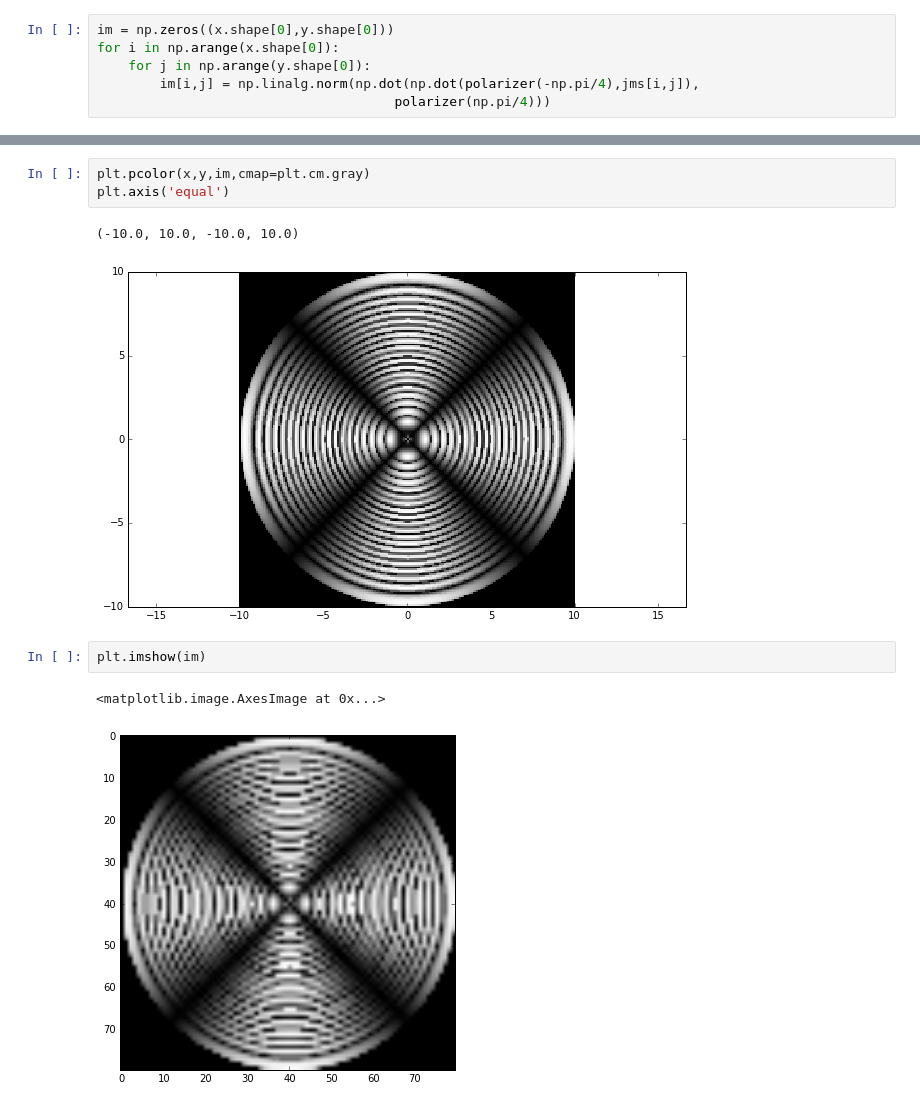
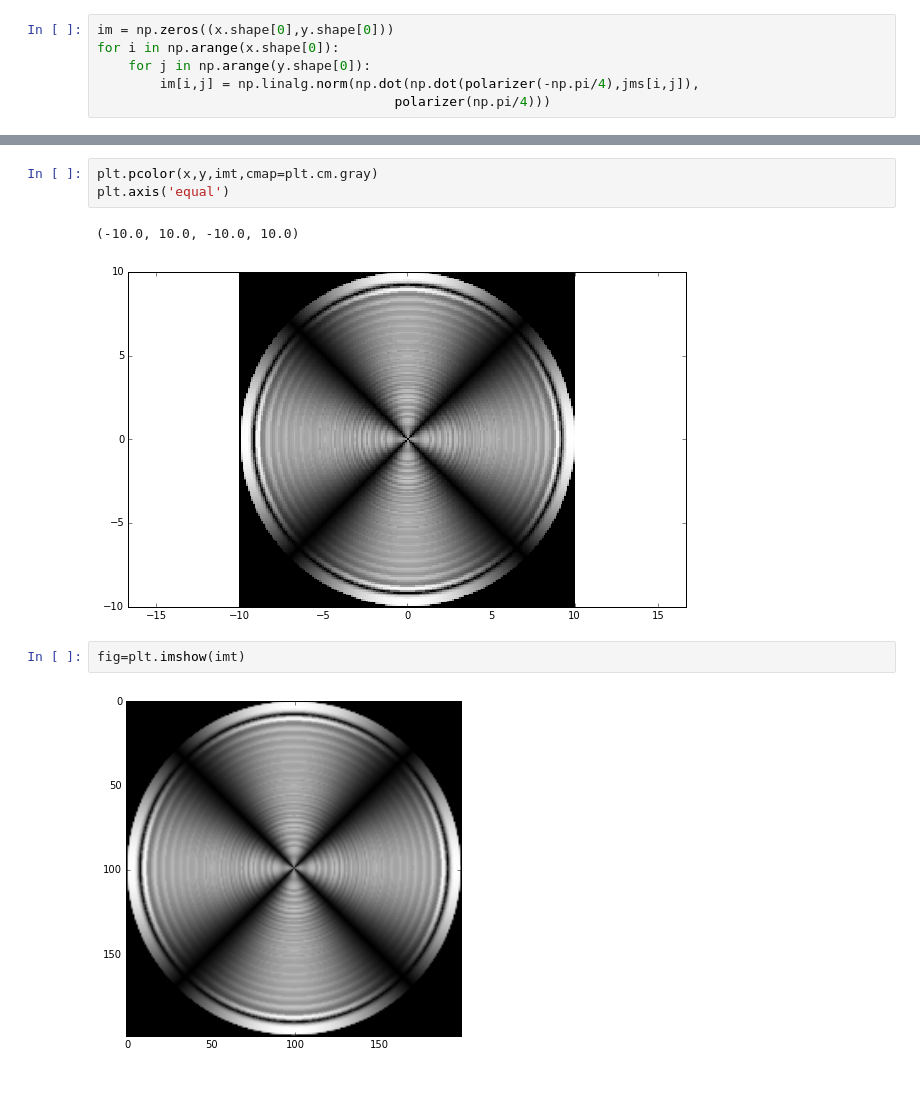
Before and after one commit to AlexisdlC/droptwist, a Jupyter notebook: radial_drop_jm.ipynb, the cells around one changed output, grey strips where cells are left out. Cells and saved outputs as stored; diff of their text form.

```diff
--- a/radial_drop_jm.ipynb
+++ b/radial_drop_jm.ipynb
@@ -176,11 +197,10 @@ plt.plot(im)
 # %%
-plt.pcolor(x,y,im,cmap=plt.cm.gray)
+plt.pcolor(x,y,imt,cmap=plt.cm.gray)
 plt.axis('equal')
 # %% [output]
 (-10.0, 10.0, -10.0, 10.0)
-[figure, old version]
+[figure, new version]
-# %%
-plt.imshow(im)
-# %% [output]
-<matplotlib.image.AxesImage at 0x...>
-[figure, removed]
+# %%
+fig=plt.imshow(imt)
+# %% [output]
+[figure, added]
```
Also changed, not shown: parts of 7 cells of this notebook.
